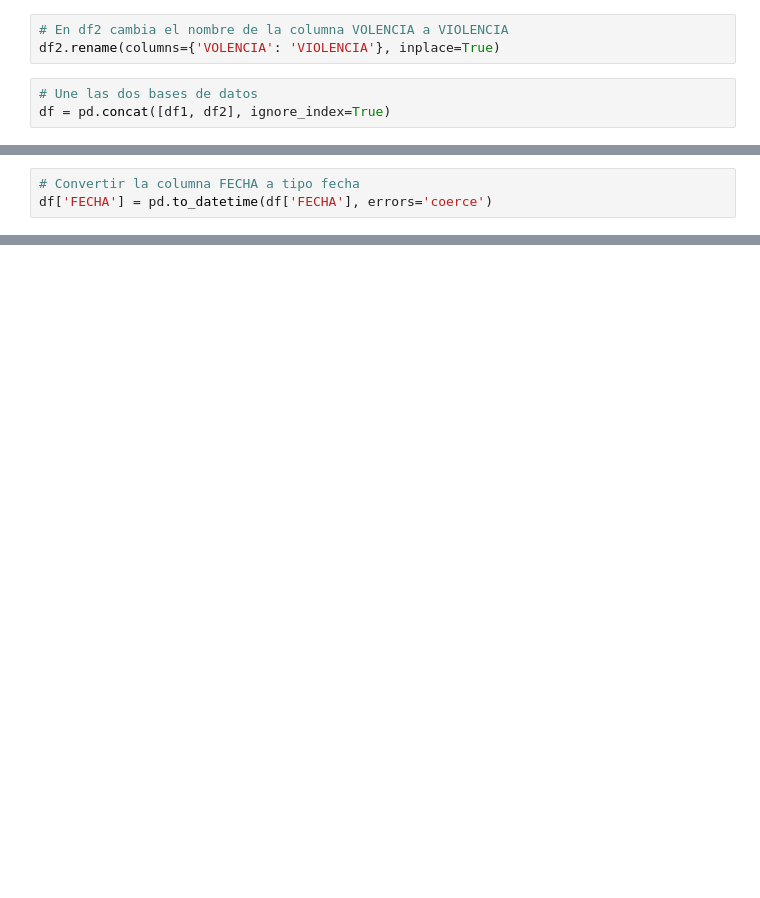
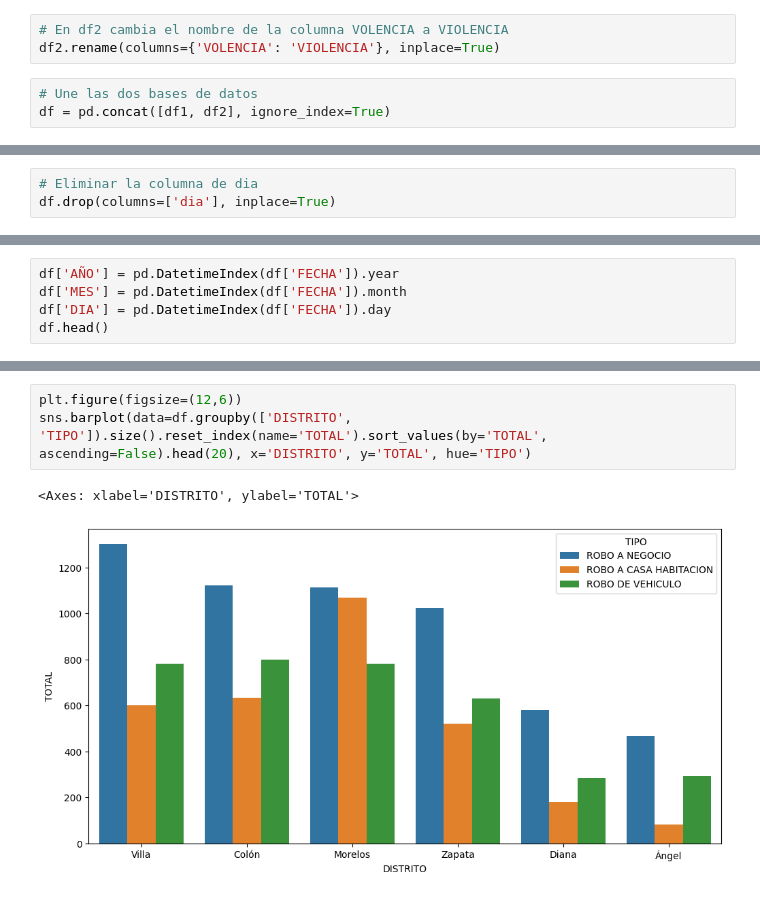
Before and after one commit to CLA-TI3001C-AD2025-G100/A01563230-EDA, a Jupyter notebook: DATAJOIN.ipynb, the cells around one changed output, grey strips where cells are left out. Cells and saved outputs as stored; diff of their text form; blank space fills up the shorter version.

```diff
--- a/DATAJOIN.ipynb
+++ b/DATAJOIN.ipynb
@@ -38,4 +39,4 @@ CUADRANTE      int64
 dtype: object
-# %%
-# Convertir la columna FECHA a tipo fecha
-df['FECHA'] = pd.to_datetime(df['FECHA'], errors='coerce')
+# %%
+# Eliminar la columna de dia
+df.drop(columns=['dia'], inplace=True)
@@ -41,0 +118,5 @@ df['FECHA'] = pd.to_datetime(df['FECHA'], errors='coerce')
+# %%
+df['AÑO'] = pd.DatetimeIndex(df['FECHA']).year
+df['MES'] = pd.DatetimeIndex(df['FECHA']).month
+df['DIA'] = pd.DatetimeIndex(df['FECHA']).day
+df.head()
@@ -41,0 +152,6 @@ df['FECHA'] = pd.to_datetime(df['FECHA'], errors='coerce')
+# %%
+plt.figure(figsize=(12,6))
+sns.barplot(data=df.groupby(['DISTRITO', 'TIPO']).size().reset_index(name='TOTAL').sort_values(by='TOTAL', ascending=False).head(20), x='DISTRITO', y='TOTAL', hue='TIPO')
+# %% [output]
+<Axes: xlabel='DISTRITO', ylabel='TOTAL'>
+[figure, added]
```
Also changed, not shown: parts of 22 cells of this notebook, 1 other file.
